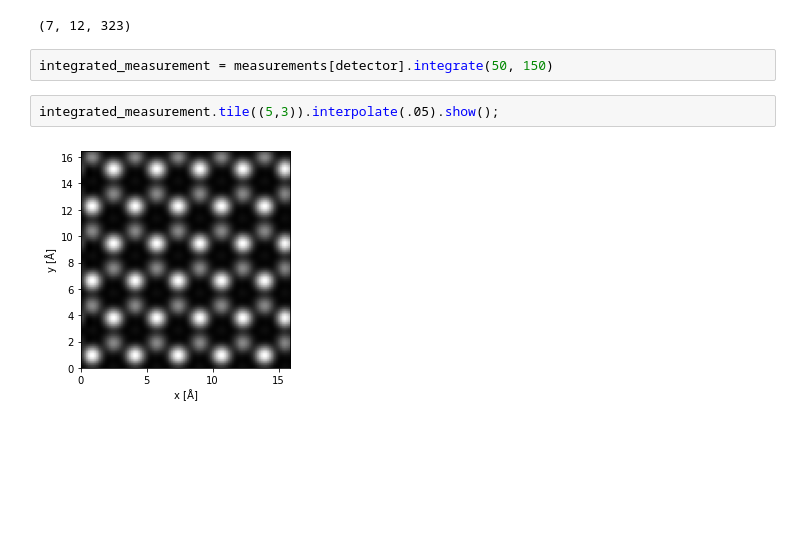
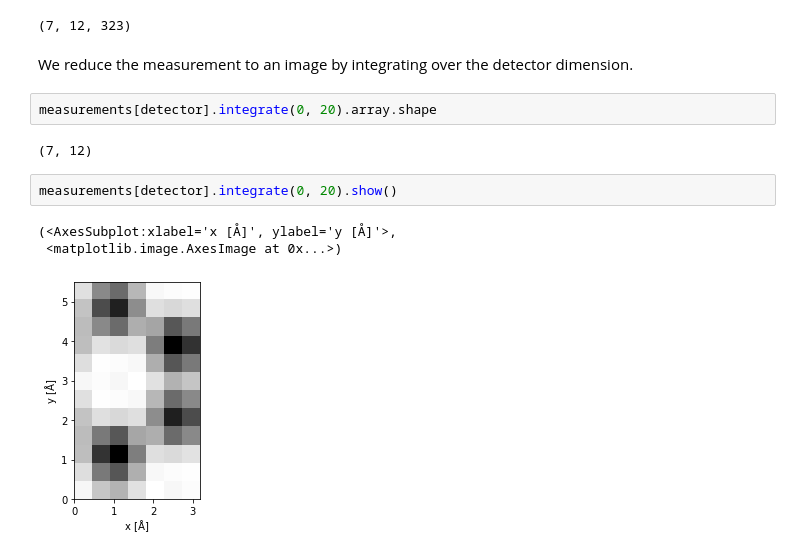
Before and after one commit to abTEM/abTEM, a Jupyter notebook: examples/quickstart/quick_stem.ipynb, the cells around one changed output. Saved outputs shown, nothing was run; the diff lists cells and outputs as text; blank space fills up the shorter version.

```diff
--- a/examples/quickstart/quick_stem.ipynb
+++ b/examples/quickstart/quick_stem.ipynb
@@ -111,9 +94,15 @@ measurements = probe.scan(gridscan, [detector], potential)
 measurements[detector].array.shape
 # %% [output]
 (7, 12, 323)
-# %%
-integrated_measurement = measurements[detector].integrate(50, 150)
-# %%
-integrated_measurement.tile((5,3)).interpolate(.05).show();
-# %% [output]
-[figure, removed]
+# %% [markdown]
+We reduce the measurement to an image by integrating over the detector dimension.
+# %%
+measurements[detector].integrate(0, 20).array.shape
+# %% [output]
+(7, 12)
+# %%
+measurements[detector].integrate(0, 20).show()
+# %% [output]
+(<AxesSubplot:xlabel='x [Å]', ylabel='y [Å]'>,
+ <matplotlib.image.AxesImage at 0x...>)
+[figure, added]
```
Also changed, not shown: parts of 16 cells of this notebook, 4 other files.
